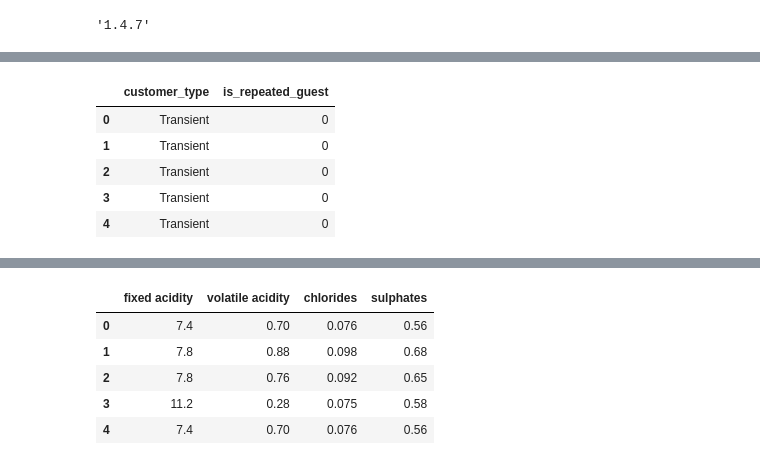
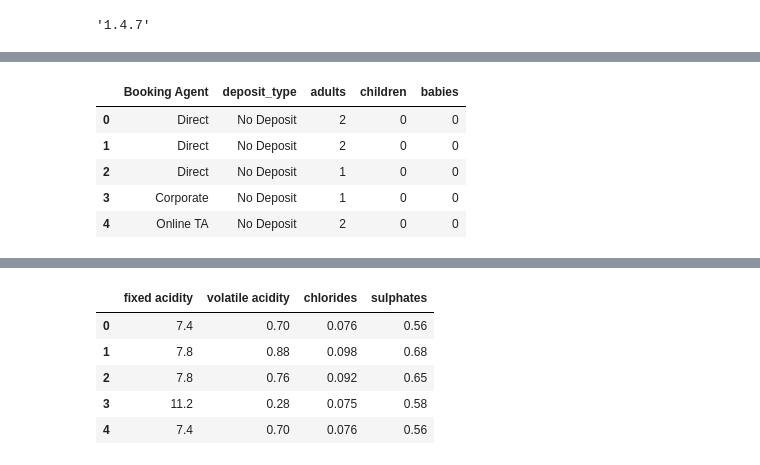
Before and after one commit to sheldyso/Database-implementation-project, a Jupyter notebook: Data Pipeline Integration.ipynb, the cells around one changed output, grey strips where cells are left out. Cells and saved outputs as stored; diff of their text form; code cells hidden in the pictures.

```diff
--- a/Data Pipeline Integration.ipynb
+++ b/Data Pipeline Integration.ipynb
@@ -45,12 +47,17 @@ customer_details = data.filter(['customer_type', 'is_repeated_guest'])
+# %%
+# Creating the Database objects
+customer_details = data.filter(['customer_type', 'is_repeated_guest', ])
+booking_records = data.filter(['hotel', 'Booking Agent', 'deposit_type', 'adults', 'children', 'babies'])
+#bank_payment_invoice
 # %%
-customer_details.head()
+booking_records.head()
 # %% [output]
-|  | customer_type | is_repeated_guest |
-| 0 | Transient | 0 |
-| 1 | Transient | 0 |
-| 2 | Transient | 0 |
-| 3 | Transient | 0 |
-| 4 | Transient | 0 |
+|  | Booking Agent | deposit_type | adults | children | babies |
+| 0 | Direct | No Deposit | 2 | 0 | 0 |
+| 1 | Direct | No Deposit | 2 | 0 | 0 |
+| 2 | Direct | No Deposit | 1 | 0 | 0 |
+| 3 | Corporate | No Deposit | 1 | 0 | 0 |
+| 4 | Online TA | No Deposit | 2 | 0 | 0 |
 # %%
 data.head()
 # %% [output]
```
Also changed, not shown: parts of 5 cells of this notebook.
